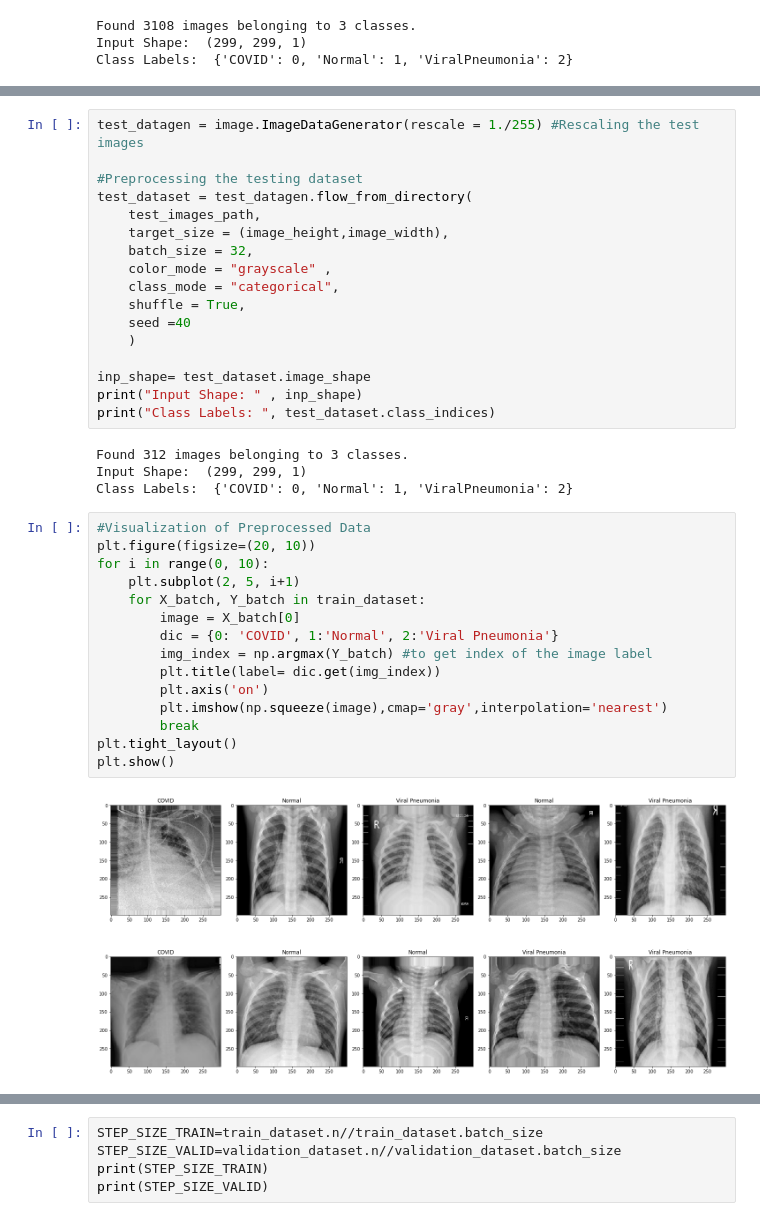
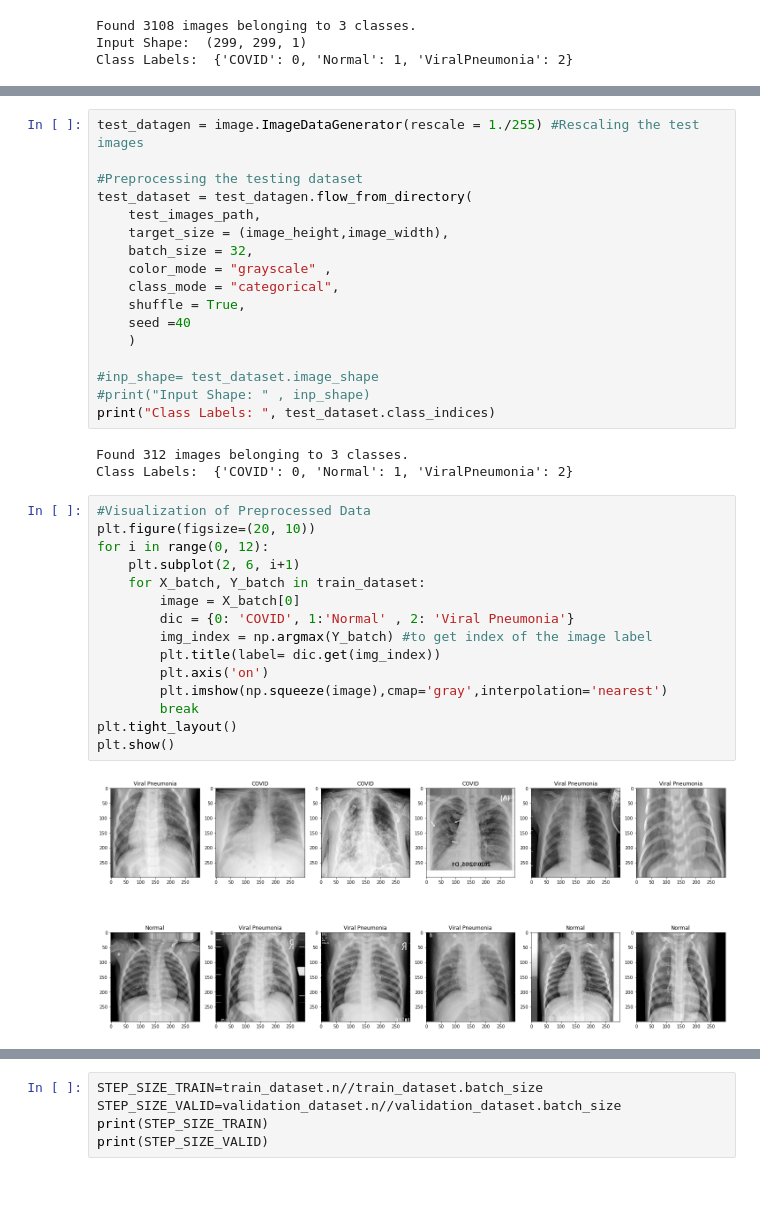
Before and after one commit to amd257/COVID-detection-using-CNNs, a Jupyter notebook: Xception_ThreeLabel_Final.ipynb, the cells around one changed output, grey strips where cells are left out. Drawn from its saved outputs; the diff is of its cells as text; blank space fills up the shorter version.

```diff
--- a/Xception_ThreeLabel_Final.ipynb
+++ b/Xception_ThreeLabel_Final.ipynb
@@ -105,30 +122,29 @@ test_dataset = test_datagen.flow_from_directory(
     seed =40
     )
 
-inp_shape= test_dataset.image_shape
-print("Input Shape: " , inp_shape)
+#inp_shape= test_dataset.image_shape
+#print("Input Shape: " , inp_shape)
 print("Class Labels: ", test_dataset.class_indices)
 # %% [output]
 Found 312 images belonging to 3 classes.
-Input Shape:  (299, 299, 1)
 Class Labels:  {'COVID': 0, 'Normal': 1, 'ViralPneumonia': 2}
 # %%
 #Visualization of Preprocessed Data
 plt.figure(figsize=(20, 10))
-for i in range(0, 10):
-    plt.subplot(2, 5, i+1)
+for i in range(0, 12):
+    plt.subplot(2, 6, i+1)
     for X_batch, Y_batch in train_dataset:
         image = X_batch[0]
-        dic = {0: 'COVID', 1:'Normal', 2:'Viral Pneumonia'}
+        dic = {0: 'COVID', 1:'Normal' , 2: 'Viral Pneumonia'}
         img_index = np.argmax(Y_batch) #to get index of the image label
         plt.title(label= dic.get(img_index))
         plt.axis('on')
         plt.imshow(np.squeeze(image),cmap='gray',interpolation='nearest')
         break
 plt.tight_layout()
 plt.show()
 # %% [output]
-[figure, old version]
+[figure, new version]
 # %%
 model = keras.applications.Xception(weights=None, input_shape=inp_shape, classes=3, classifier_activation='softmax')
 model.compile(optimizer='adam', loss='categorical_crossentropy', metrics=['accuracy']) #changed the optimizer from rmsprop to adam
```
Also changed, not shown: parts of 13 cells of this notebook.
